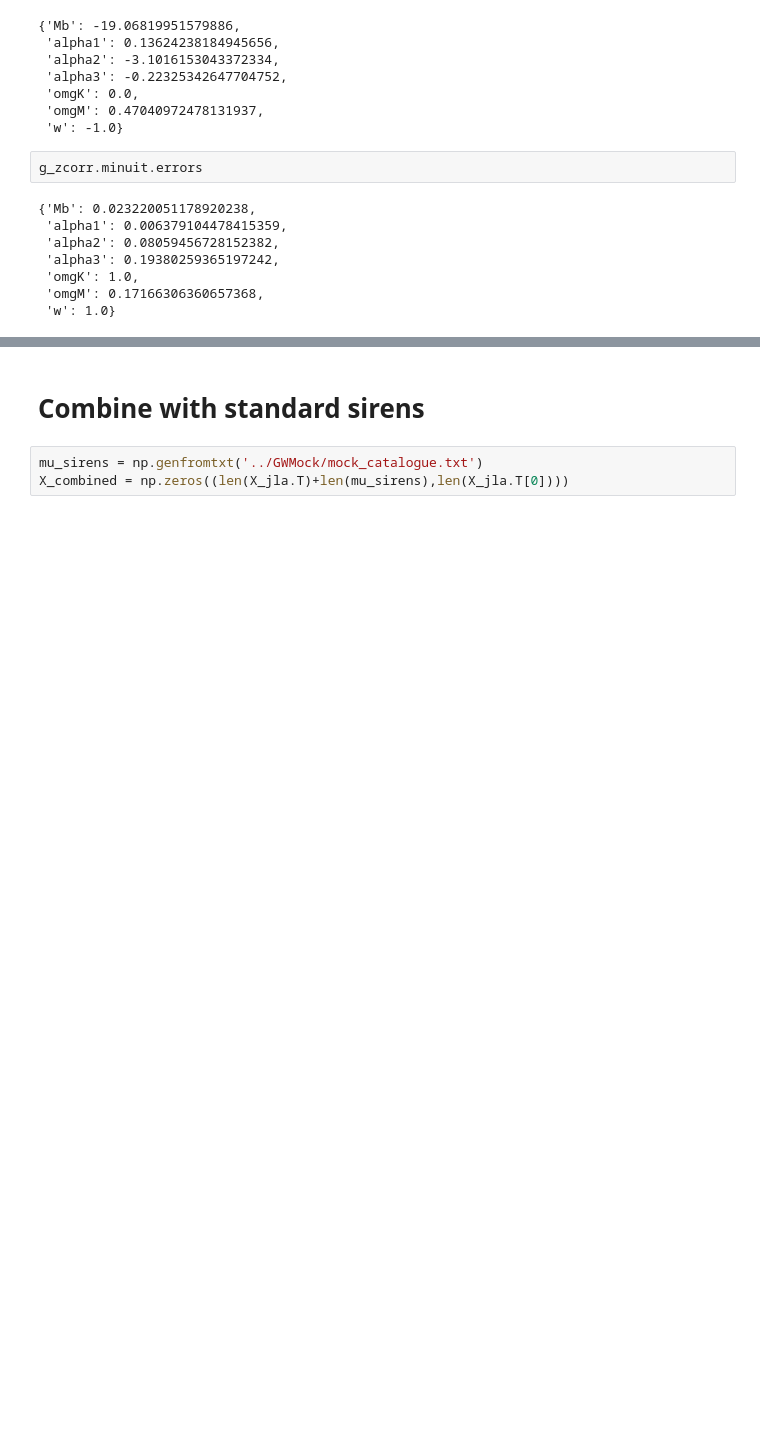
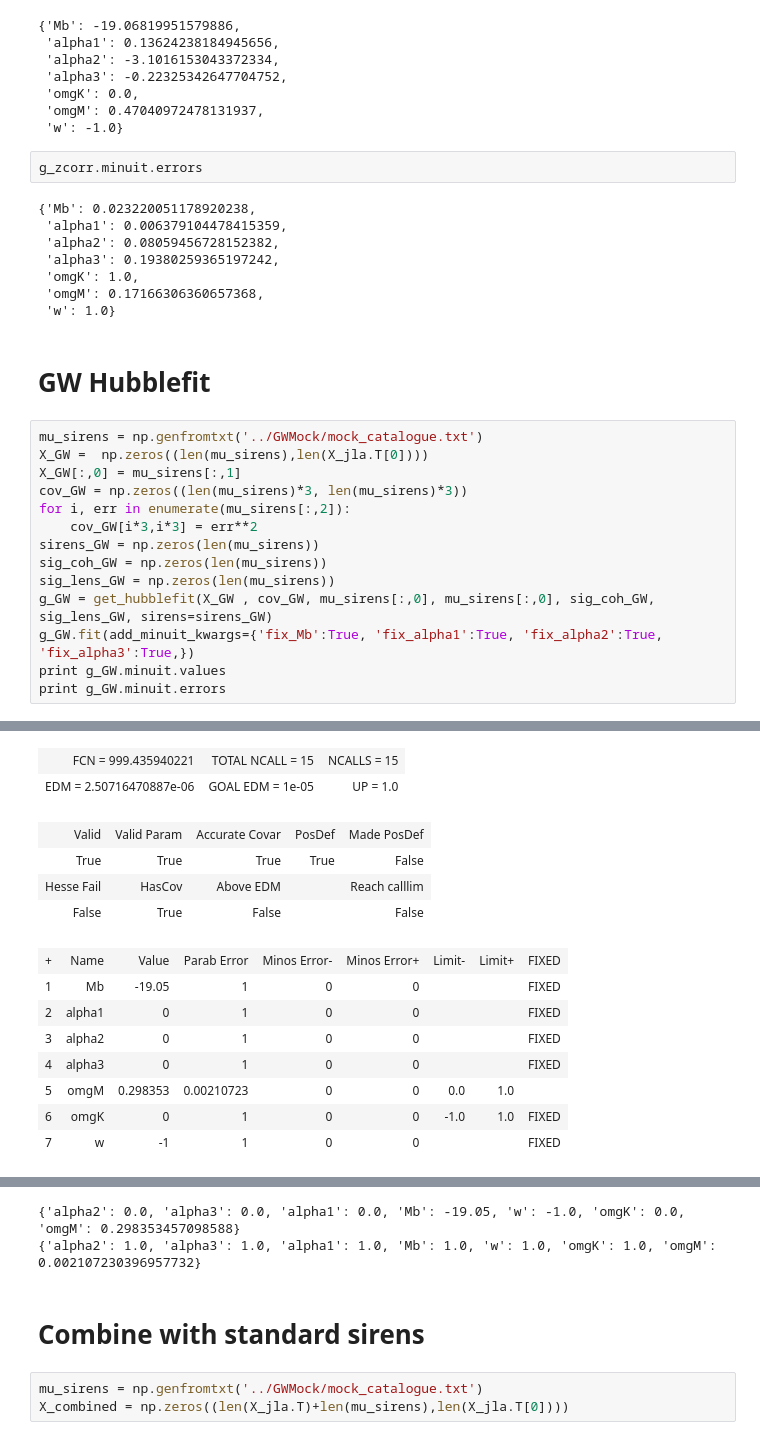
Before and after one commit to FlMondon/forecast_SN_GW, a Jupyter notebook: Notebooks/Fit jla SnIa.ipynb, the cells around one changed output, grey strips where cells are left out. Drawn from its saved outputs; the diff is of its cells as text; blank space fills up the shorter version.

```diff
--- a/Notebooks/Fit jla SnIa.ipynb
+++ b/Notebooks/Fit jla SnIa.ipynb
@@ -135,3 +135,20 @@ g_zcorr.minuit.errors
  'omgK': 1.0,
  'omgM': 0.17166306360657368,
  'w': 1.0}
+# %% [markdown]
+# GW Hubblefit
+# %%
+mu_sirens = np.genfromtxt('../GWMock/mock_catalogue.txt')
+X_GW =  np.zeros((len(mu_sirens),len(X_jla.T[0])))
+X_GW[:,0] = mu_sirens[:,1]
+cov_GW = np.zeros((len(mu_sirens)*3, len(mu_sirens)*3))
+for i, err in enumerate(mu_sirens[:,2]):
+    cov_GW[i*3,i*3] = err**2
+sirens_GW = np.zeros(len(mu_sirens))
+sig_coh_GW = np.zeros(len(mu_sirens))
+sig_lens_GW = np.zeros(len(mu_sirens))
+g_GW = get_hubblefit(X_GW , cov_GW, mu_sirens[:,0], mu_sirens[:,0], sig_coh_GW, sig_lens_GW, sirens=sirens_GW)
+g_GW.fit(add_minuit_kwargs={'fix_Mb':True, 'fix_alpha1':True, 'fix_alpha2':True, 'fix_alpha3':True,})
+print g_GW.minuit.values
+print g_GW.minuit.errors
+# %% [output]
@@ -137,0 +156,14 @@ g_zcorr.minuit.errors
+| FCN = 999.435940221 | TOTAL NCALL = 15 | NCALLS = 15 |
+| EDM = 2.50716470887e-06 | GOAL EDM = 1e-05 | UP = 1.0 |
+| Valid | Valid Param | Accurate Covar | PosDef | Made PosDef |
+| True | True | True | True | False |
+| Hesse Fail | HasCov | Above EDM |  | Reach calllim |
+| False | True | False |  | False |
+| + | Name | Value | Parab Error | Minos Error- | Minos Error+ | Limit- | Limit+ | FIXED |
+| 1 | Mb | -19.05 | 1 | 0 | 0 |  |  | FIXED |
+| 2 | alpha1 | 0 | 1 | 0 | 0 |  |  | FIXED |
+| 3 | alpha2 | 0 | 1 | 0 | 0 |  |  | FIXED |
+| 4 | alpha3 | 0 | 1 | 0 | 0 |  |  | FIXED |
+| 5 | omgM | 0.298353 | 0.00210723 | 0 | 0 | 0.0 | 1.0 |  |
+| 6 | omgK | 0 | 1 | 0 | 0 | -1.0 | 1.0 | FIXED |
+| 7 | w | -1 | 1 | 0 | 0 |  |  | FIXED |
@@ -138,3 +171,5 @@ g_zcorr.minuit.errors
+{'alpha2': 0.0, 'alpha3': 0.0, 'alpha1': 0.0, 'Mb': -19.05, 'w': -1.0, 'omgK': 0.0, 'omgM': 0.298353457098588}
+{'alpha2': 1.0, 'alpha3': 1.0, 'alpha1': 1.0, 'Mb': 1.0, 'w': 1.0, 'omgK': 1.0, 'omgM': 0.002107230396957732}
 # %% [markdown]
 # Combine with standard sirens
 # %%
```
Also changed, not shown: parts of 7 cells of this notebook, 1 other file.
